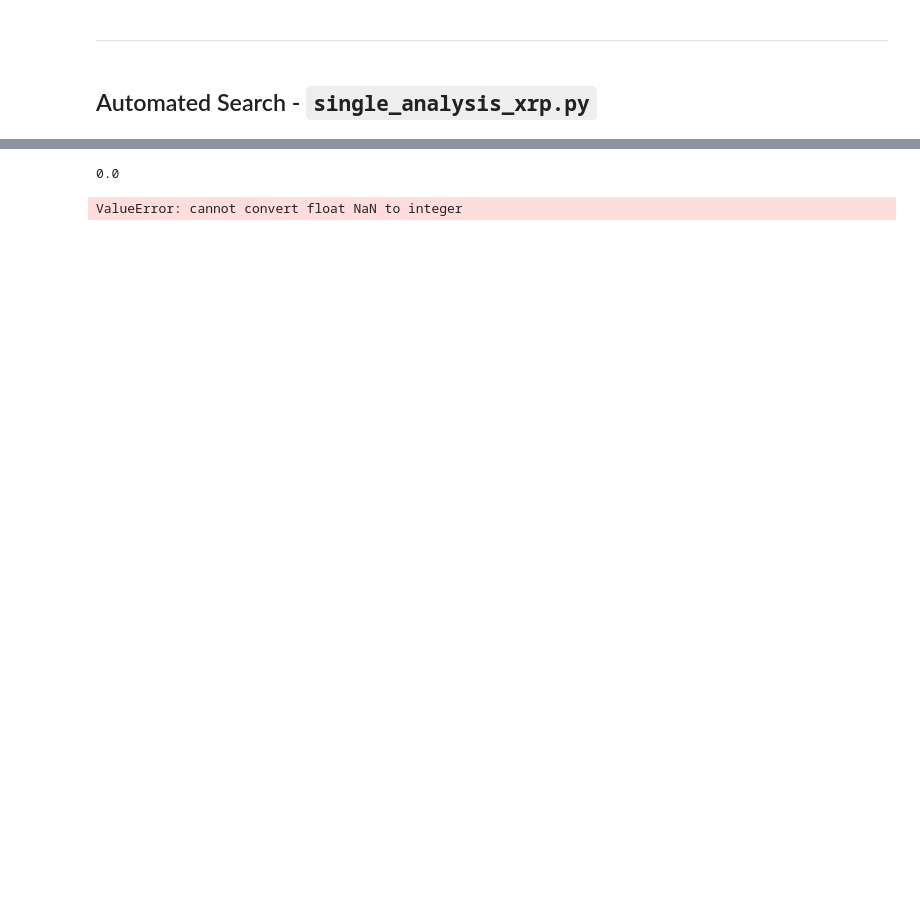
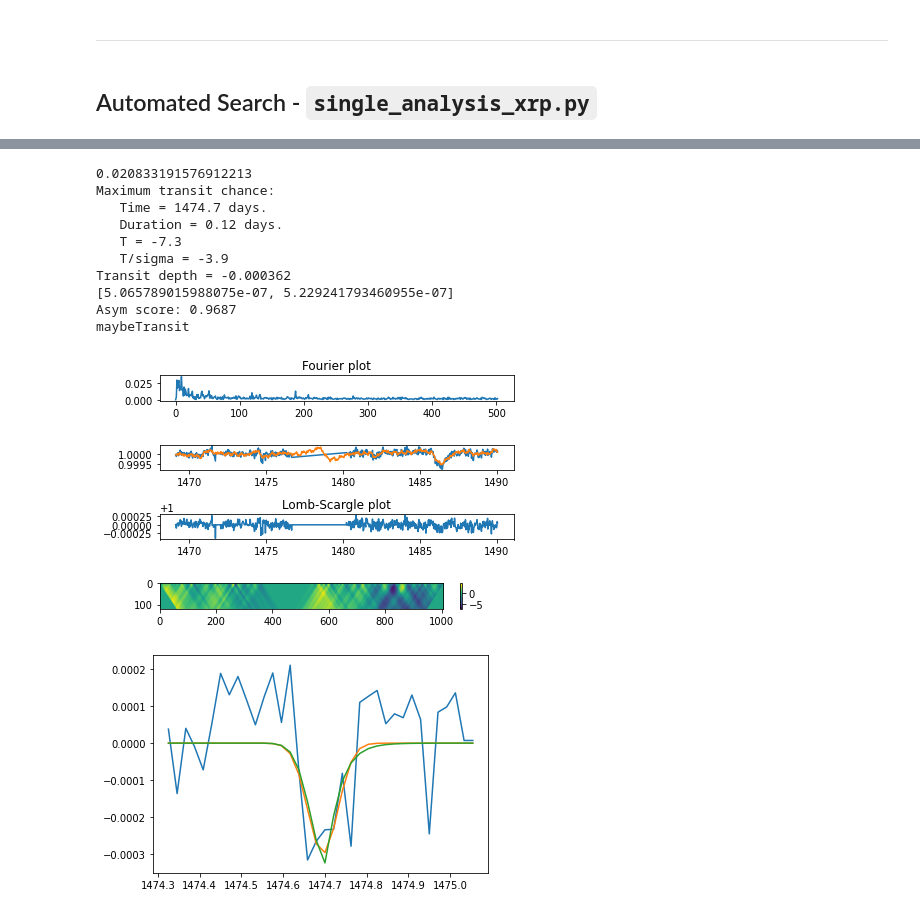
Before and after one commit to azibn/automated_exocomet_hunt, a Jupyter notebook: Notebooks/Eleanor_Test.ipynb, the cells around one changed output, grey strips where cells are left out. Cells and saved outputs as stored; diff of their text form; code cells hidden in the pictures; blank space fills up the shorter version.

```diff
--- a/Notebooks/Eleanor_Test.ipynb
+++ b/Notebooks/Eleanor_Test.ipynb
@@ -175,4 +199,5 @@ plt.show()
 # %%
 from analysis_tools_cython import *
 # %%
-table = Table.from_pandas(df)
+table = Table.from_pandas(mad_cut_df)
+table
@@ -178,0 +224,11 @@ table = Table.from_pandas(df)
+# %%
+def fill_with_nan(t):
+    arr = t.as_array()
+    arr_list = arr.tolist()
+    arr = np.array(arr_list)
+    arr[np.equal(arr, None)] = np.nan
+    arr = np.array(arr.tolist())
+    return Table(arr)
+# %%
+table = fill_with_nan(table)
+table
@@ -179,5 +255,6 @@ table = Table.from_pandas(df)
 # %%
 timestep = calculate_timestep(table) # median value of time differences between data points
+print(timestep)
 t, flux, quality, real = clean_data(table)
 N = len(t) # length of data (time)
 ones = np.ones(N) # array of ones
@@ -231,8 +308,8 @@ if n - 3 * m >= 0 and n + 3 * m < N: # m: width of point(s) in lc. first part: 3
     print(scores)
     print("Asym score:", round(scores[0] / scores[1], 4))
 
-    qual_flags = reduce(lambda a, b: a or b, q2)
-    print("Quality flags:", qual_flags)
+    #qual_flags = reduce(lambda a, b: a or b, q2)
+    #print("Quality flags:", qual_flags)
 
 # Classify events
 asym, _, _ = calc_shape(m, n, t, flux) # plot
@@ -242,32 +319,42 @@ print(classify(m, n, real, asym))
 # if args.n:
 #     sys.exit()
 
 # plt.xkcd()
 fig1, axarr = plt.subplots(4)
 axarr[0].plot(A_mag) # fourier plot
 axarr[0].title.set_text('Fourier plot')
 axarr[1].plot(t, flux + ones, t, periodicnoise_ls + ones) #
 axarr[2].plot(t, flux_ls + ones) # lomb-scargle plot
 axarr[2].title.set_text('Lomb-Scargle plot')
 cax = axarr[3].imshow(T)
 axarr[3].set_aspect('auto')
 fig1.colorbar(cax)
 
 # params = double_gaussian_curve_fit(T)
 fig2 = plt.figure()
 ax2 = fig2.add_subplot(111)
 # T_test_nonzero = np.array(data)
 # _,bins,_ = ax2.hist(T_test_nonzero,bins=100,log=True)
 # y = np.maximum(bimodal(bins,*params),10)
 # ax2.plot(bins,y)
 try:
     ax2.plot(t2, x2, t2, y2, t2, w2)
 
 except:
     pass
 
 fig1.tight_layout()
 plt.show()
 # %% [output]
-0.0
+0.020833191576912213
+Maximum transit chance:
+   Time = 1474.7 days.
+   Duration = 0.12 days.
+   T = -7.3
+   T/sigma = -3.9
+Transit depth = -0.000362
+[5.065789015988075e-07, 5.229241793460955e-07]
+Asym score: 0.9687
+maybeTransit
-ValueError: cannot convert float NaN to integer
+[figure, added]
+[figure, added]
```
Also changed, not shown: parts of 8 cells of this notebook, 2 other files.
